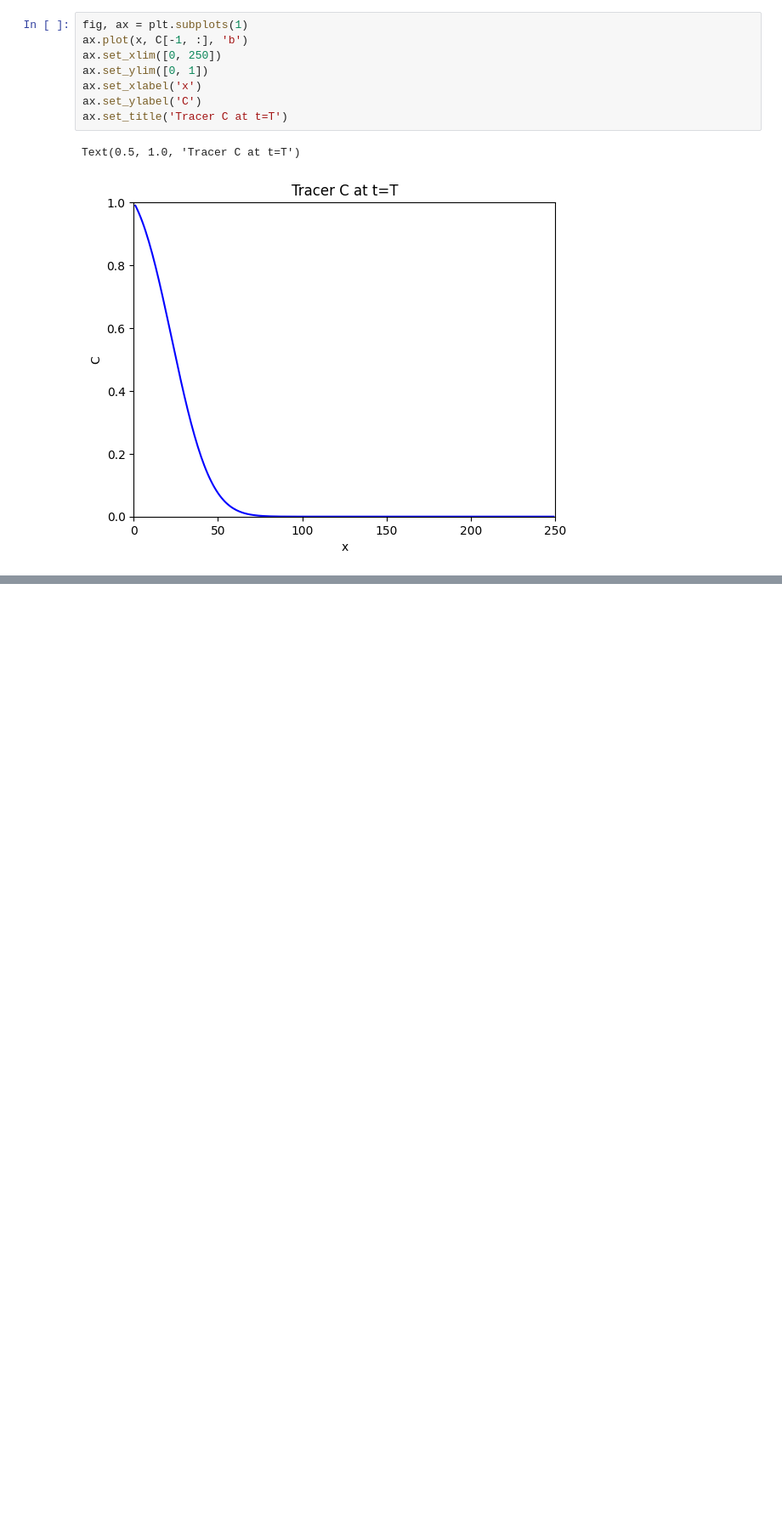
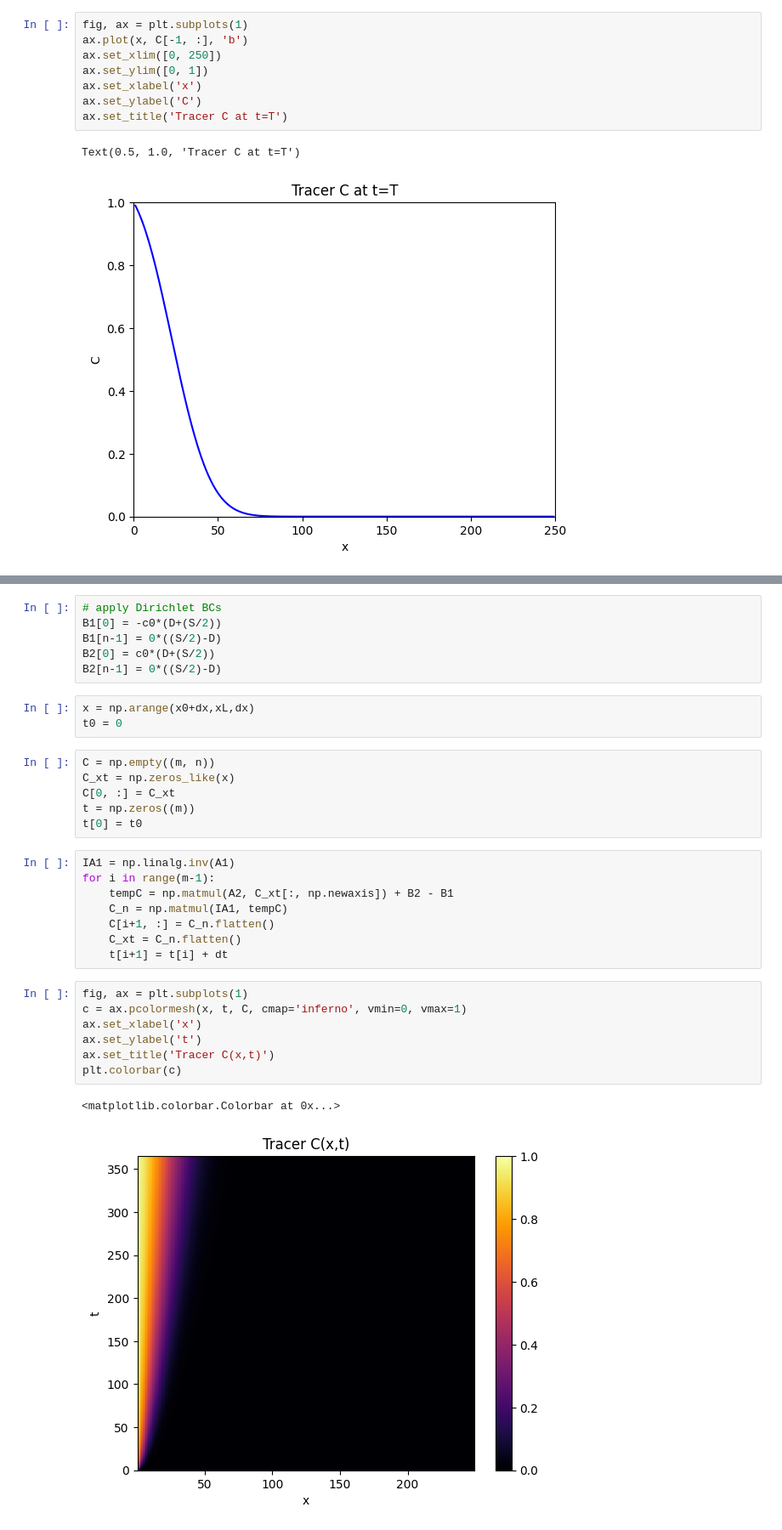
Before and after one commit to chegermiller/CEWA572_SQ2024, a Jupyter notebook: advection_diffusion_1D_fd_schemes.ipynb, the cells around one changed output, grey strips where cells are left out. Shown: that part at 85% size. Drawn from its saved outputs; the diff is of its cells as text; blank space fills up the shorter version.

```diff
--- a/advection_diffusion_1D_fd_schemes.ipynb
+++ b/advection_diffusion_1D_fd_schemes.ipynb
@@ -182,0 +210,33 @@ Text(0.5, 1.0, 'Tracer C at t=T')
+# %%
+# apply Dirichlet BCs
+B1[0] = -c0*(D+(S/2))
+B1[n-1] = 0*((S/2)-D)
+B2[0] = c0*(D+(S/2))
+B2[n-1] = 0*((S/2)-D)
+# %%
+x = np.arange(x0+dx,xL,dx)
+t0 = 0
+# %%
+C = np.empty((m, n))
+C_xt = np.zeros_like(x)
+C[0, :] = C_xt
+t = np.zeros((m))
+t[0] = t0
+# %%
+IA1 = np.linalg.inv(A1)
+for i in range(m-1):
+    tempC = np.matmul(A2, C_xt[:, np.newaxis]) + B2 - B1
+    C_n = np.matmul(IA1, tempC)
+    C[i+1, :] = C_n.flatten()
+    C_xt = C_n.flatten()
+    t[i+1] = t[i] + dt
+# %%
+fig, ax = plt.subplots(1)
+c = ax.pcolormesh(x, t, C, cmap='inferno', vmin=0, vmax=1)
+ax.set_xlabel('x')
+ax.set_ylabel('t')
+ax.set_title('Tracer C(x,t)')
+plt.colorbar(c)
+# %% [output]
+<matplotlib.colorbar.Colorbar at 0x...>
+[figure, added]
```
Also changed, not shown: parts of 2 cells of this notebook.
